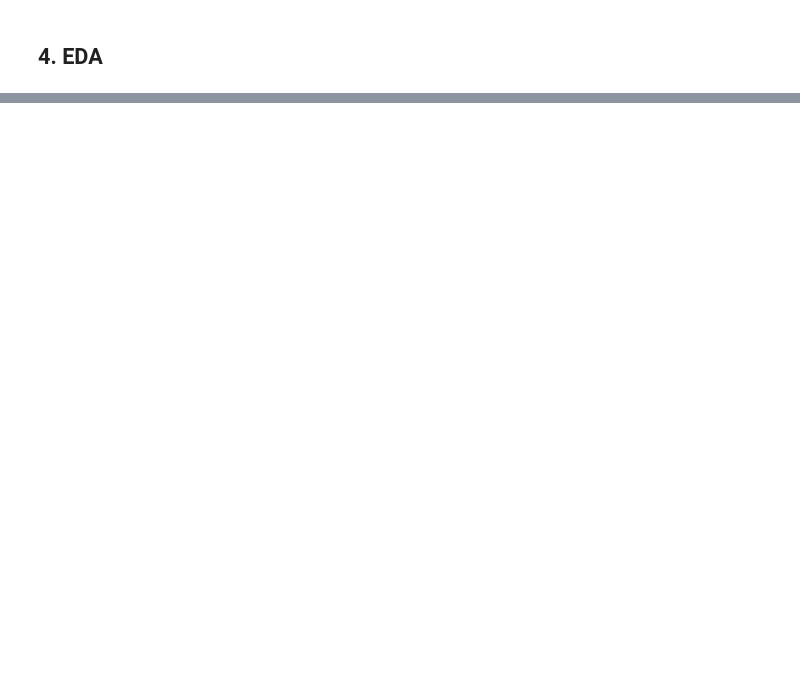
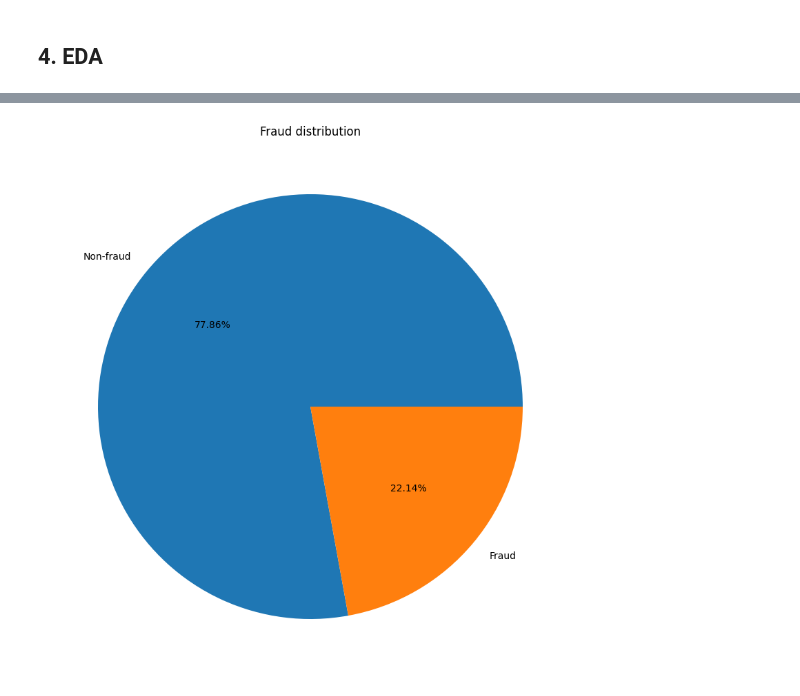
Before and after one commit to magiciansz/bt4012, a Jupyter notebook: ethereum_fraud_detection.ipynb, the cells around one changed output, grey strips where cells are left out. Drawn from its saved outputs; the diff is of its cells as text; code cells hidden in the pictures; blank space fills up the shorter version.

```diff
--- a/ethereum_fraud_detection.ipynb
+++ b/ethereum_fraud_detection.ipynb
@@ -204,0 +484,10 @@ dataset.drop(columns=[' ERC20 avg time between sent tnx', ' ERC20 avg time betwe
+# %%
+dataset.drop(' ERC20 total Ether sent contract', axis = 1, inplace = True)
+# %%
+pie, ax = plt.subplots(figsize=[15,10])
+labels = ['Non-fraud', 'Fraud']
+plt.pie(x = dataset['Y'].value_counts(), autopct='%.2f%%', labels=labels)
+plt.title('Fraud distribution')
+plt.show()
+# %% [output]
+[figure, added]
```
Also changed, not shown: parts of 133 cells of this notebook.
